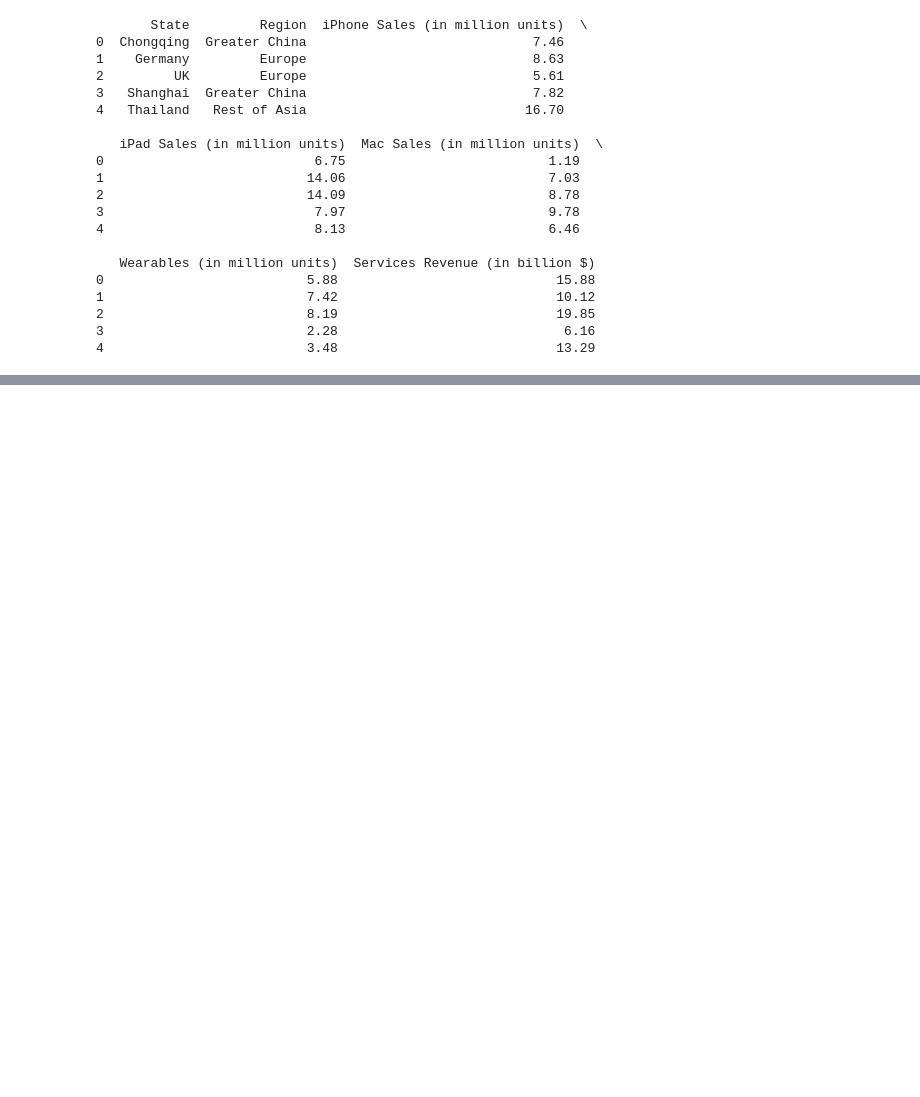
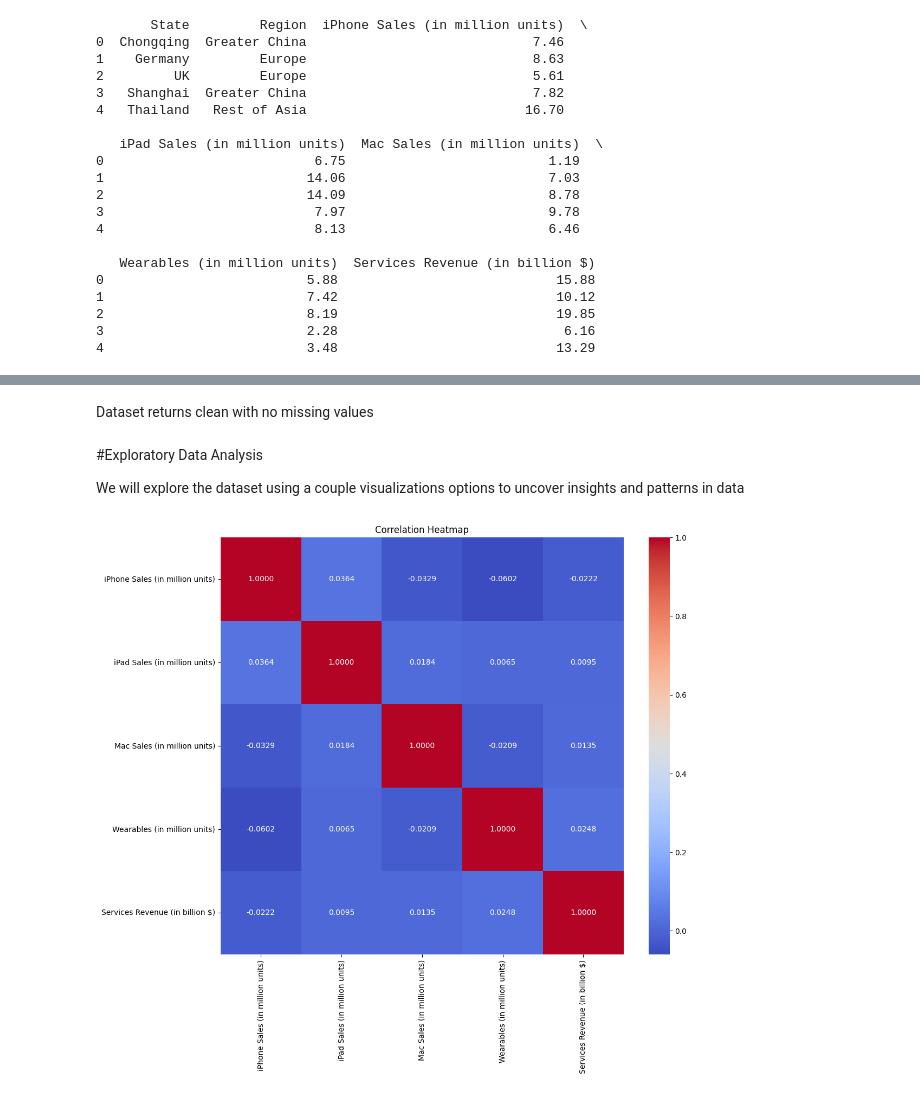
Before and after one commit to alexsjcho/apple-2024-sales-dataset, a Jupyter notebook: play.ipynb, the cells around one changed output, grey strips where cells are left out. Cells and saved outputs as stored; diff of their text form; code cells hidden in the pictures; blank space fills up the shorter version.

Commit message:
added some data visualization and simple linear regression model

```diff
--- a/play.ipynb
+++ b/play.ipynb
@@ -104,0 +124,15 @@ print(df.head())
+# %% [markdown]
+Dataset returns clean with no missing values
+# %% [markdown]
+#Exploratory Data Analysis
+
+We will explore the dataset using a couple visualizations options to uncover insights and patterns in data
+# %%
+## Correlation heatmap
+numeric_df = df.select_dtypes(include=[np.number])
+plt.figure(figsize=(12, 10))
+sns.heatmap(numeric_df.corr(), annot=True, cmap='coolwarm', fmt='.4f')
+plt.title('Correlation Heatmap')
+plt.show()
+# %% [output]
+[figure, added]
```
Also changed, not shown: parts of 15 cells of this notebook.
